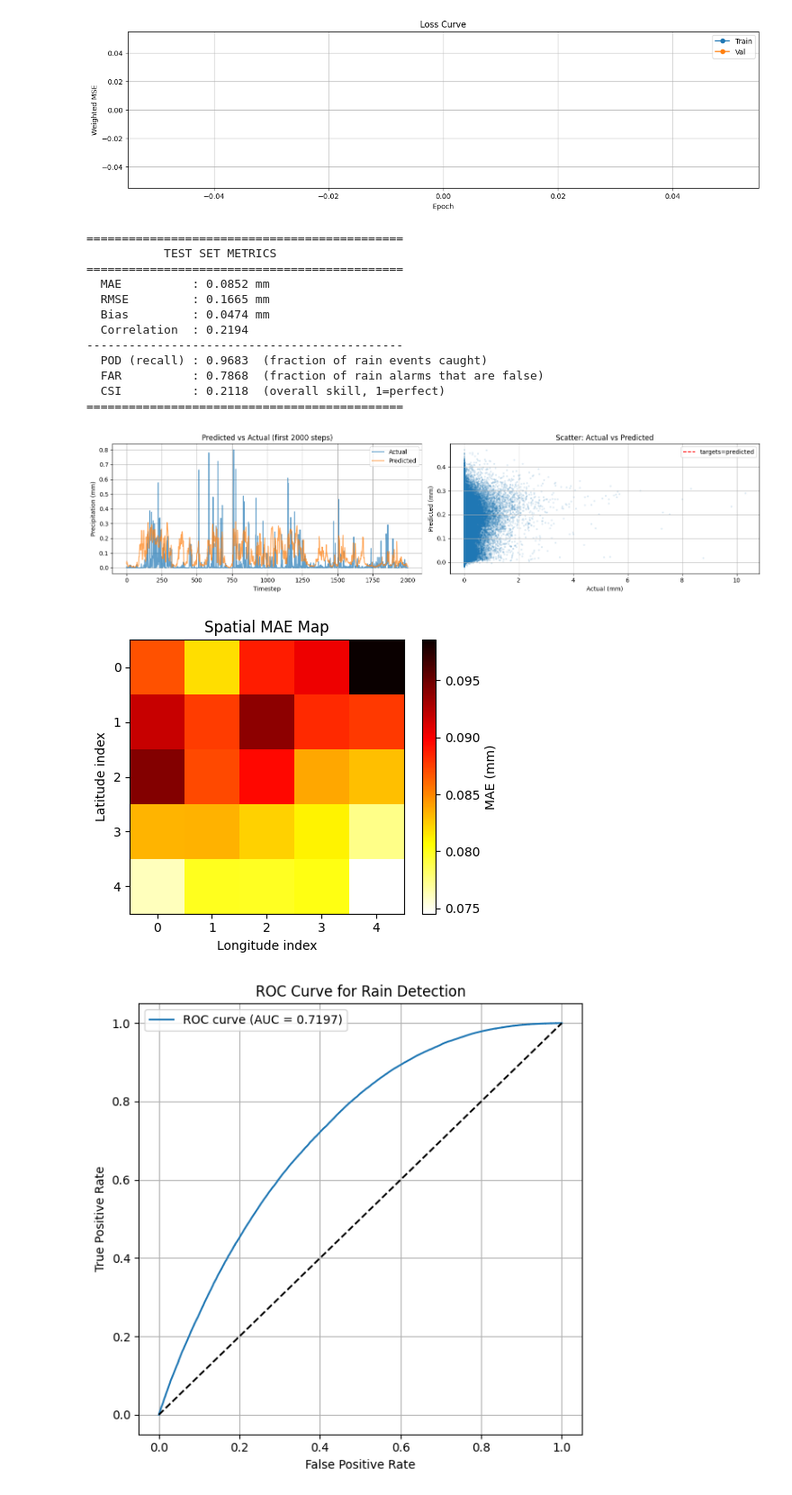
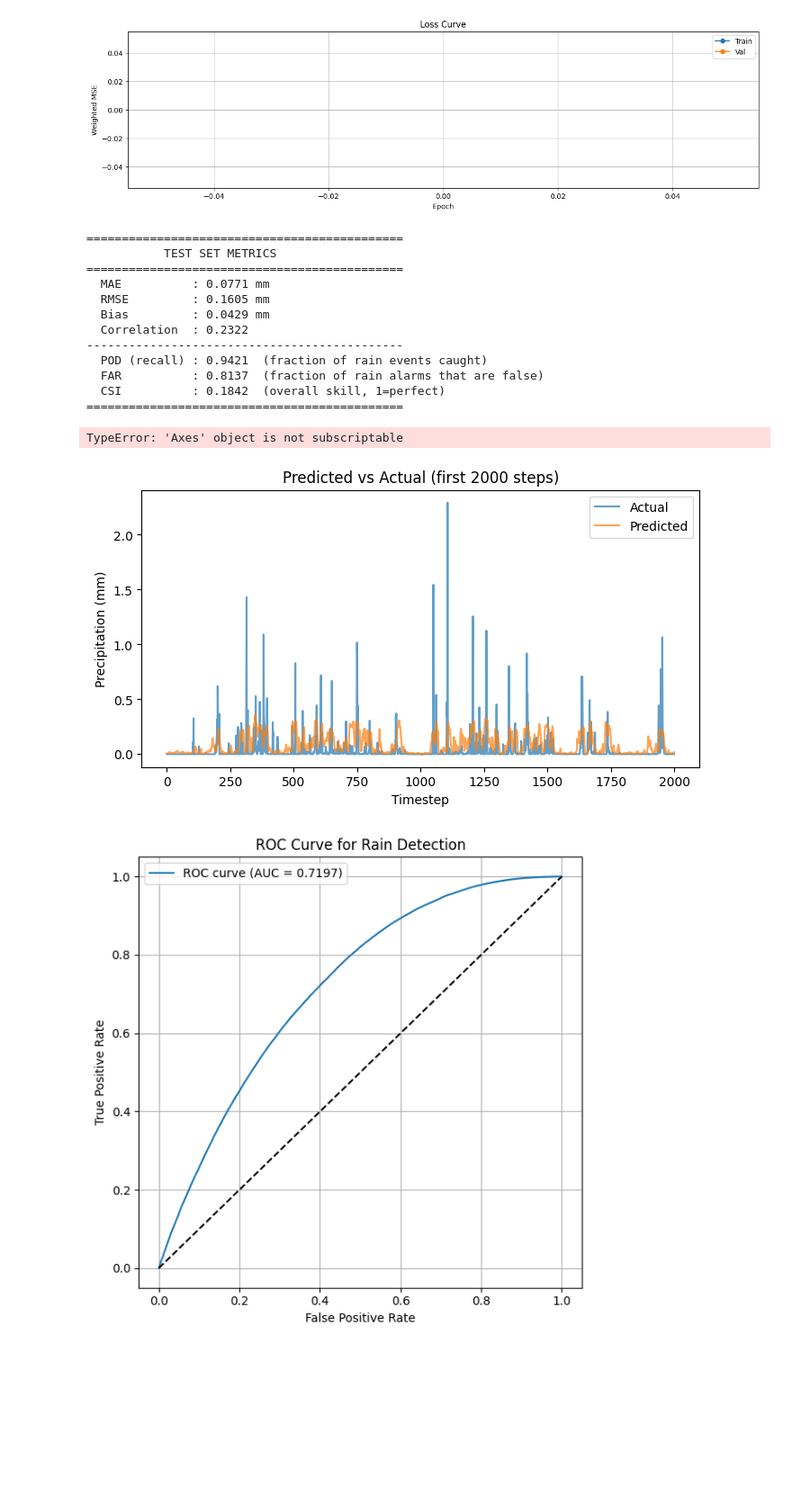
Before and after one commit to CarlaMailin/Predicting-the-Future---Machine-Learning-Weather-Prediction-Model, a Jupyter notebook: topics/training on wrong years - Mailin/CNNLSTM_train_10_years.ipynb, the cells around one changed output. Shown at 90% size. Saved outputs shown, nothing was run; the diff lists cells and outputs as text; code cells hidden in the pictures; blank space fills up the shorter version.

Commit message:
final plots and code

```diff
--- a/topics/training on wrong years - Mailin/CNNLSTM_train_10_years.ipynb
+++ b/topics/training on wrong years - Mailin/CNNLSTM_train_10_years.ipynb
@@ -447,7 +447,7 @@ import matplotlib.pyplot as plt
 all_probs, all_amounts, all_targets = [], [], []
 
 with torch.no_grad():
-    for xb, yb in va_loader:
+    for xb, yb in te_loader:
         xb = xb.to(device)
         prob_logits, amount = model(xb)
         prob = torch.sigmoid(prob_logits).cpu().numpy()   # (B, H, W) 0-1
@@ -504,64 +504,51 @@ print(f"  CSI          : {csi:.4f}  (overall skill, 1=perfect)")
 print("=" * 45)
 
 # ── 2. TRAINING CURVE ─────────────────────────────────────────────────────────
-fig, axes = plt.subplots(1, 2, figsize=(16, 4))
+fig, ax = plt.subplots(1, 1, figsize=(8, 4))
 
 # ── 3. PREDICTED VS ACTUAL (spatial mean over grid) ───────────────────────────
 pred_ts   = preds_mm.mean(axis=(1,2))      # mean over 5×5 grid → mm
 target_ts = targets_mm.mean(axis=(1,2))
 
-axes[0].plot(target_ts[:2000], label='Actual',    alpha=0.7)
-axes[0].plot(pred_ts[:2000],   label='Predicted', alpha=0.7)
-axes[0].set_title('Predicted vs Actual (first 2000 steps)')
-axes[0].set_xlabel('Timestep')
-axes[0].set_ylabel('Precipitation (mm)')
-axes[0].legend()
-axes[0].grid(True)
-
-# ── 4. SCATTER PLOT ───────────────────────────────────────────────────────────
-axes[1].scatter(targets_flat, preds_flat, alpha=0.1, s=5)
-
-lo = min(targets_flat.min(), preds_flat.min())
-hi = max(targets_flat.max(), preds_flat.max())
-axes[1].plot([lo, hi], [lo, hi], 'r--', label='target=predicted')
-
-axes[1].set_title('Scatter: Actual vs Predicted')
-axes[1].set_xlabel('Actual (mm)')
-axes[1].set_ylabel('Predicted (mm)')
-axes[1].legend()
-axes[1].grid(True)
+ax.plot(target_ts[:2000], label='Actual',    alpha=0.7)
+ax.plot(pred_ts[:2000],   label='Predicted', alpha=0.7)
+ax.set_title('Predicted vs Actual (first 2000 steps)')
+ax.set_xlabel('Timestep')
+ax.set_ylabel('Precipitation (mm)')
+ax.legend()
+ax[0].grid(True)
 
 plt.tight_layout()
 plt.savefig('plots/evaluation.png', dpi=150)
 plt.show()
 
 # ── 5. SPATIAL ERROR MAP ──────────────────────────────────────────────────────
 mae_map = np.abs(preds_mm - targets_mm).mean(axis=0)   # (5, 5) in mm
 
 fig2, ax = plt.subplots(figsize=(5, 4))
 im = ax.imshow(mae_map, cmap='hot_r')
 plt.colorbar(im, ax=ax, label='MAE (mm)')
 ax.set_title('Spatial MAE Map')
 ax.set_xlabel('Longitude index')
 ax.set_ylabel('Latitude index')
 plt.tight_layout()
 plt.savefig('plots/spatial_mae.png', dpi=150)
 plt.show()
 # %% [output]
 =============================================
            TEST SET METRICS
 =============================================
-  MAE          : 0.0852 mm
-  RMSE         : 0.1665 mm
-  Bias         : 0.0474 mm
-  Correlation  : 0.2194
+  MAE          : 0.0771 mm
+  RMSE         : 0.1605 mm
+  Bias         : 0.0429 mm
+  Correlation  : 0.2322
 ---------------------------------------------
-  POD (recall) : 0.9683  (fraction of rain events caught)
-  FAR          : 0.7868  (fraction of rain alarms that are false)
-  CSI          : 0.2118  (overall skill, 1=perfect)
+  POD (recall) : 0.9421  (fraction of rain events caught)
+  FAR          : 0.8137  (fraction of rain alarms that are false)
+  CSI          : 0.1842  (overall skill, 1=perfect)
 =============================================
+TypeError: 'Axes' object is not subscriptable
-[figure, old version]
+[figure, new version]
-[figure, removed]
 # %%
 ## ROC curve
 probs_flat     = probs.reshape(-1)               # probs already sigmoid'ed earlier
```
Also changed, not shown: parts of 3 cells of this notebook, 6 other files.
